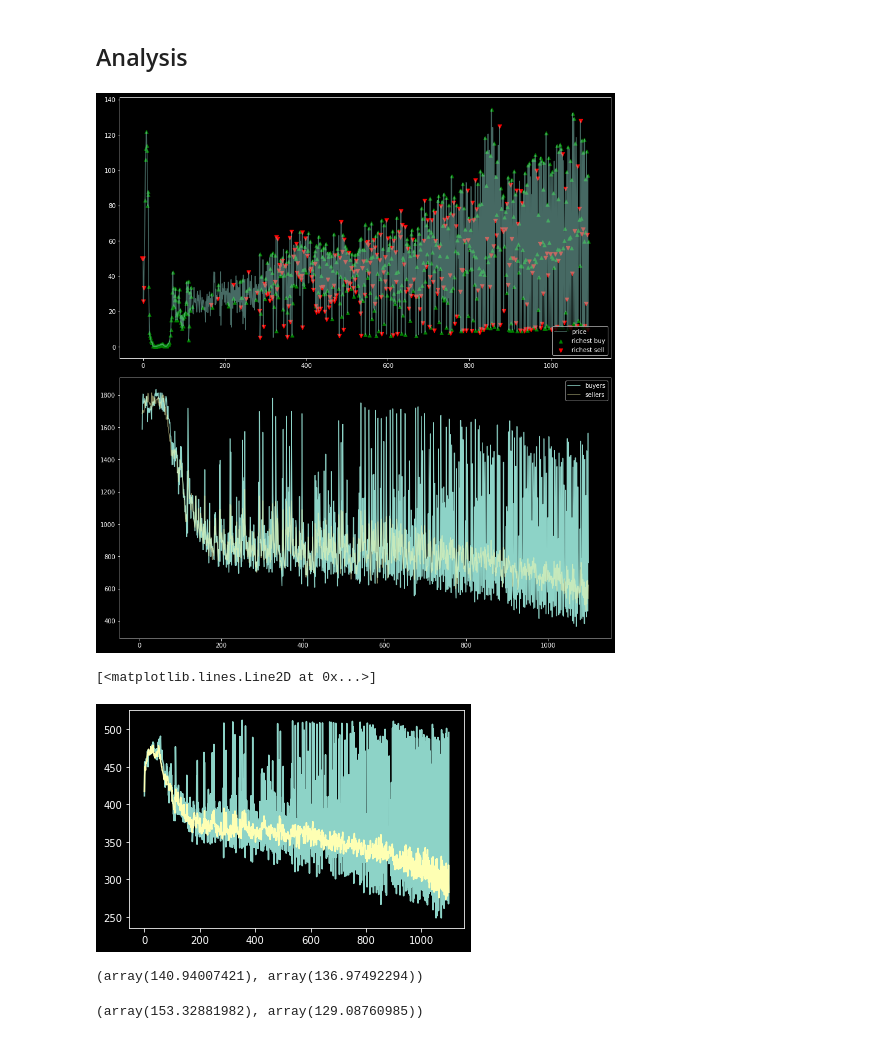
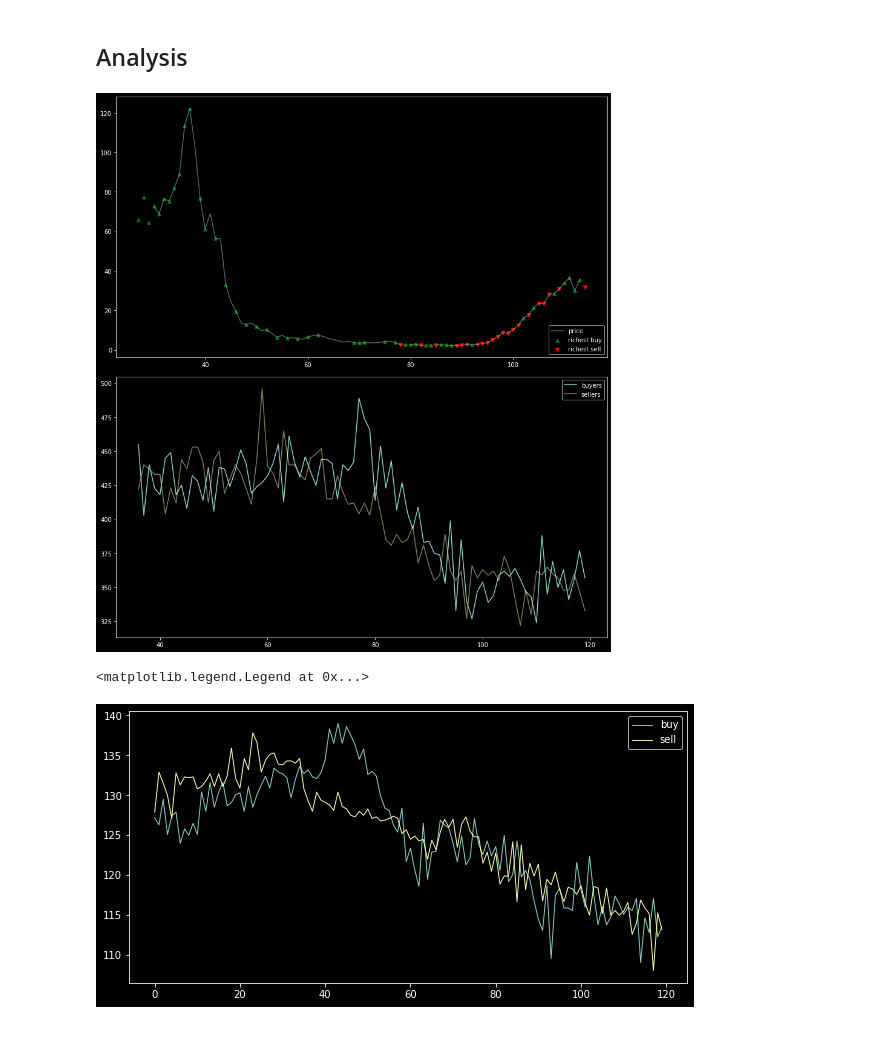
Before and after one commit to jaanerik/economic-life, a Jupyter notebook: GPU Market.ipynb, the cells around one changed output. Drawn from its saved outputs; the diff is of its cells as text; code cells hidden in the pictures.

```diff
--- a/GPU Market.ipynb
+++ b/GPU Market.ipynb
@@ -50,17 +47,17 @@ m.simulate_k_step(1000)
+# %%
+m = Market(len_agents=1000)
+m.simulate_k_step(150)
 # %%
-# m = Market(len_agents=1000)
-
-# m.simulate_k_step(500)
-plot_market(m, from_index=0, to_index=len(m.price_history)-7, price_alpha=0.5)
+plot_market(
+    m, from_index=m.k2, to_index=len(m.price_history)-m.k2-m.k2,
+    price_alpha=0.5, richest_alpha=1)
 # %% [output]
-[figure, old version]
+[figure, new version]
 # %%
-plt.plot(m.buy_strs[:10000])
-plt.plot(m.sell_strs[:10000])
+plt.figure(figsize=(10,5))
+plt.plot(m.buy_strs[m.k2:10000], label='buy', linewidth=.9)
+plt.plot(m.sell_strs[m.k2:10000], label='sell', linewidth=.9)
+plt.legend(loc='best')
 # %% [output]
-[<matplotlib.lines.Line2D at 0x...>]
+<matplotlib.legend.Legend at 0x...>
-[figure, old version]
+[figure, new version]
-# %%
-m.buy_strs[-1], m.sell_strs[-1]
-# %% [output]
-(array(140.94007421), array(136.97492294))
@@ -69,4 +63,0 @@ m.simulate_k_step()
-# %%
-m.buy_strs[-1], m.sell_strs[-1]
-# %% [output]
-(array(153.32881982), array(129.08760985))
```
Also changed, not shown: parts of 6 cells of this notebook, 2 other files.
